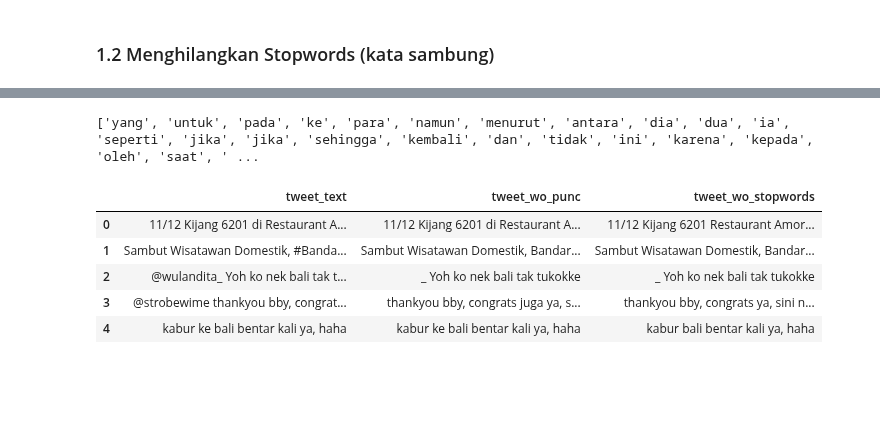
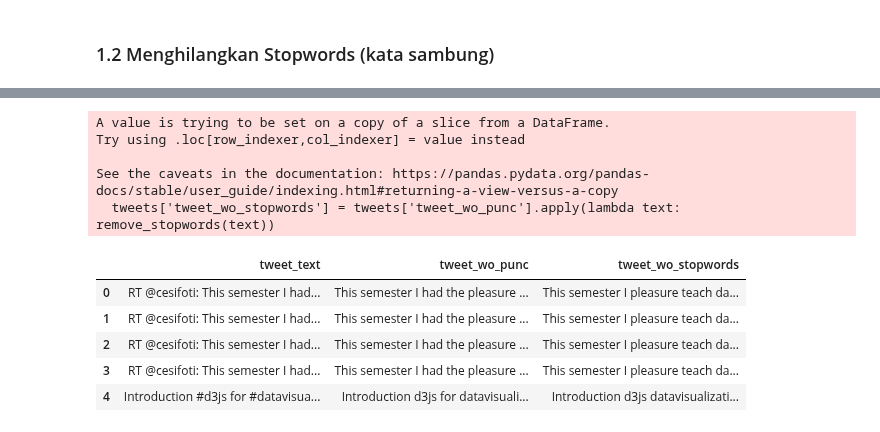
Before and after one commit to rudyhendrawn/data-course, a Jupyter notebook: data-visualization/Text-Processing.ipynb, the cells around one changed output, grey strips where cells are left out. Drawn from its saved outputs; the diff is of its cells as text; code cells hidden in the pictures; blank space fills up the shorter version.

```diff
--- a/data-visualization/Text-Processing.ipynb
+++ b/data-visualization/Text-Processing.ipynb
@@ -67,8 +68,27 @@ from nltk.corpus import stopwords
+# %%
+STOPWORDS = set(stopwords.words('english'))
+
+def remove_stopwords(text):
+    """custom function to remove the stopwords"""
+    return ' '.join([word for word in str(text).split() if word not in STOPWORDS])
+
+tweets['tweet_wo_stopwords'] = tweets['tweet_wo_punc'].apply(lambda text: remove_stopwords(text))
+tweets.head()
+# %% [output]
+A value is trying to be set on a copy of a slice from a DataFrame.
+Try using .loc[row_indexer,col_indexer] = value instead
+
+See the caveats in the documentation: https://pandas.pydata.org/pandas-docs/stable/user_guide/indexing.html#returning-a-view-versus-a-copy
+  tweets['tweet_wo_stopwords'] = tweets['tweet_wo_punc'].apply(lambda text: remove_stopwords(text))
+|  | tweet_text | tweet_wo_punc | tweet_wo_stopwords |
+| 0 | RT @cesifoti: This semester I had... | This semester I had the pleasure ... | This semester I pleasure teach da... |
+| 1 | RT @cesifoti: This semester I had... | This semester I had the pleasure ... | This semester I pleasure teach da... |
+| 2 | RT @cesifoti: This semester I had... | This semester I had the pleasure ... | This semester I pleasure teach da... |
+| 3 | RT @cesifoti: This semester I had... | This semester I had the pleasure ... | This semester I pleasure teach da... |
+| 4 | Introduction #d3js for #datavisua... | Introduction d3js for datavisuali... | Introduction d3js datavisualizati... |
 # %%
-from Sastrawi.StopWordRemover.StopWordRemoverFactory import StopWordRemoverFactory, StopWordRemover, ArrayDictionary
+# from Sastrawi.StopWordRemover.StopWordRemoverFactory import StopWordRemoverFactory, StopWordRemover, ArrayDictionary
 
-stopword_id = StopWordRemoverFactory().get_stop_words()
-print(stopword_id)
+# stopword_id = StopWordRemoverFactory().get_stop_words()
+# print(stopword_id)
-# %% [output]
-['yang', 'untuk', 'pada', 'ke', 'para', 'namun', 'menurut', 'antara', 'dia', 'dua', 'ia', 'seperti', 'jika', 'jika', 'sehingga', 'kembali', 'dan', 'tidak', 'ini', 'karena', 'kepada', 'oleh', 'saat', ' ...
 # %%
@@ -80,14 +100,7 @@ stopwords = StopWordRemover(stopwords_id_dictionary)
 # %%
-tweet_wo_stopwords = []
-for text in tweets['tweet_wo_punc']:
-    tweet_wo_stopwords.append(stopwords.remove(text))
+# tweet_wo_stopwords = []
+# for text in tweets['tweet_wo_punc']:
+#     tweet_wo_stopwords.append(stopwords.remove(text))
 
-tweets = tweets.assign(tweet_wo_stopwords=tweet_wo_stopwords)
-tweets.head()
+# tweets = tweets.assign(tweet_wo_stopwords=tweet_wo_stopwords)
+# tweets.head()
-# %% [output]
-|  | tweet_text | tweet_wo_punc | tweet_wo_stopwords |
-| 0 | 11/12 Kijang 6201 di Restaurant A... | 11/12 Kijang 6201 di Restaurant A... | 11/12 Kijang 6201 Restaurant Amor... |
-| 1 | Sambut Wisatawan Domestik, #Banda... | Sambut Wisatawan Domestik, Bandar... | Sambut Wisatawan Domestik, Bandar... |
-| 2 | @wulandita_ Yoh ko nek bali tak t... | _ Yoh ko nek bali tak tukokke | _ Yoh ko nek bali tak tukokke |
-| 3 | @strobewime thankyou bby, congrat... | thankyou bby, congrats juga ya, s... | thankyou bby, congrats ya, sini n... |
-| 4 | kabur ke bali bentar kali ya, haha | kabur ke bali bentar kali ya, haha | kabur bali bentar kali ya, haha |
```
Also changed, not shown: parts of 7 cells of this notebook.
